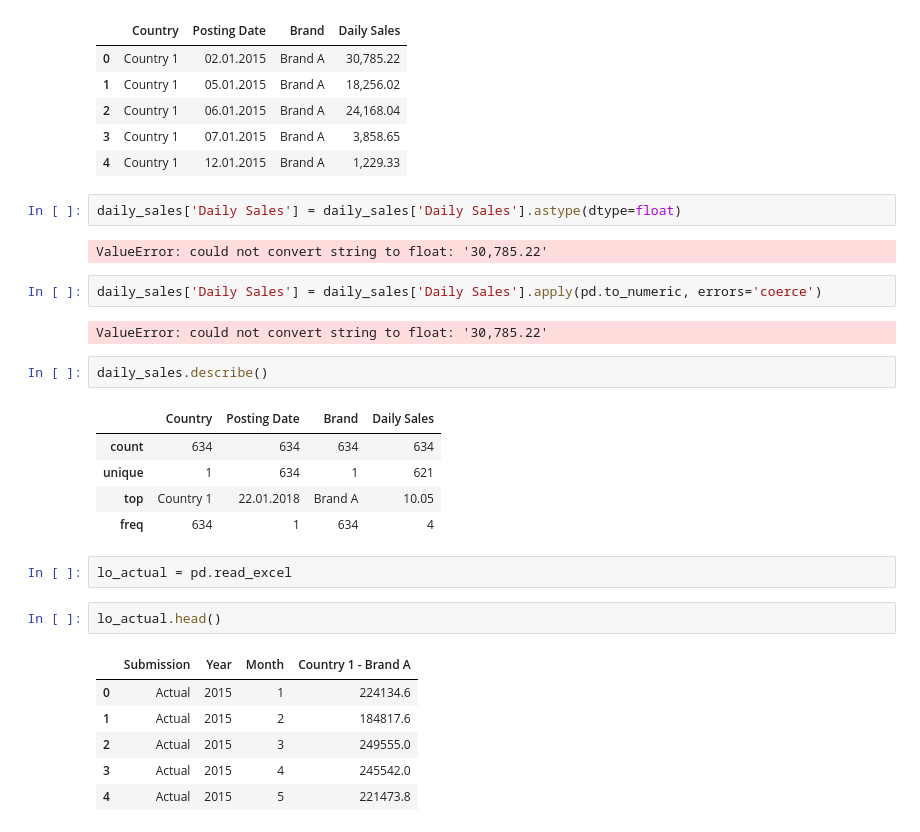
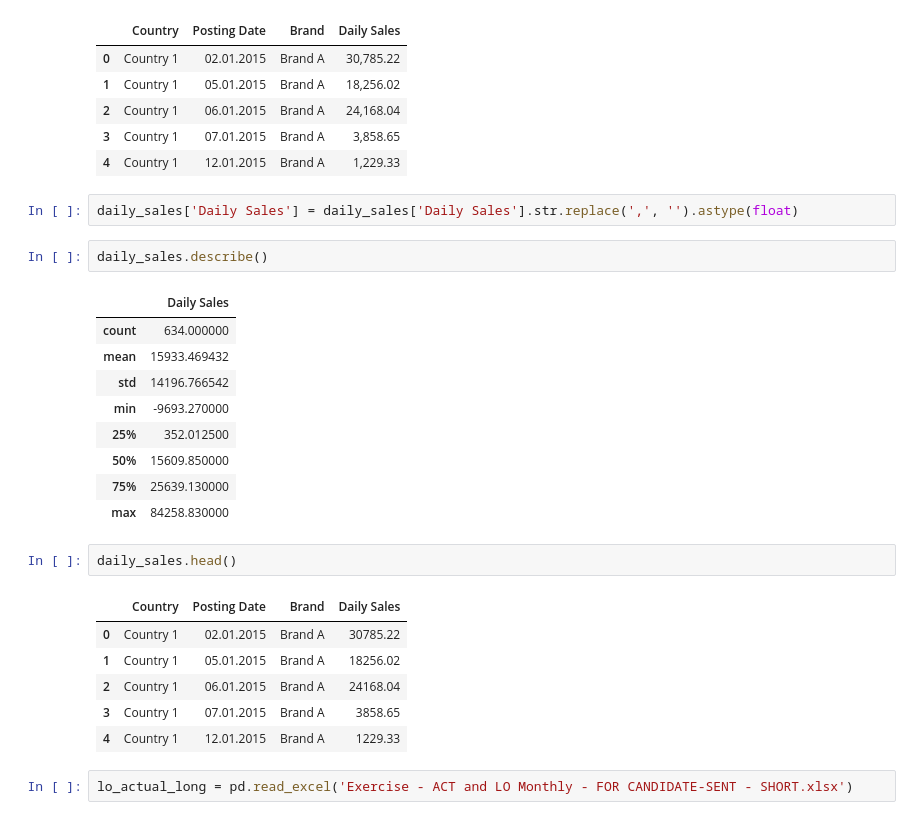
Before and after one commit to diruit/novartis_challenge, a Jupyter notebook: Data_cleaning_notebook.ipynb, the cells around one changed output. Drawn from its saved outputs; the diff is of its cells as text.

```diff
--- a/Data_cleaning_notebook.ipynb
+++ b/Data_cleaning_notebook.ipynb
@@ -265,29 +261,27 @@ daily_sales.head()
 | 3 | Country 1 | 07.01.2015 | Brand A | 3,858.65 |
 | 4 | Country 1 | 12.01.2015 | Brand A | 1,229.33 |
 # %%
-daily_sales['Daily Sales'] = daily_sales['Daily Sales'].astype(dtype=float)
+daily_sales['Daily Sales'] = daily_sales['Daily Sales'].str.replace(',', '').astype(float)
-# %% [output]
-ValueError: could not convert string to float: '30,785.22'
-# %%
-daily_sales['Daily Sales'] = daily_sales['Daily Sales'].apply(pd.to_numeric, errors='coerce')
-# %% [output]
-ValueError: could not convert string to float: '30,785.22'
 # %%
 daily_sales.describe()
 # %% [output]
-|  | Country | Posting Date | Brand | Daily Sales |
-| count | 634 | 634 | 634 | 634 |
-| unique | 1 | 634 | 1 | 621 |
-| top | Country 1 | 22.01.2018 | Brand A | 10.05 |
-| freq | 634 | 1 | 634 | 4 |
+|  | Daily Sales |
+| count | 634.000000 |
+| mean | 15933.469432 |
+| std | 14196.766542 |
+| min | -9693.270000 |
+| 25% | 352.012500 |
+| 50% | 15609.850000 |
+| 75% | 25639.130000 |
+| max | 84258.830000 |
-# %%
-lo_actual = pd.read_excel
 # %%
-lo_actual.head()
+daily_sales.head()
 # %% [output]
-|  | Submission | Year | Month | Country 1 - Brand A |
-| 0 | Actual | 2015 | 1 | 224134.6 |
-| 1 | Actual | 2015 | 2 | 184817.6 |
-| 2 | Actual | 2015 | 3 | 249555.0 |
-| 3 | Actual | 2015 | 4 | 245542.0 |
-| 4 | Actual | 2015 | 5 | 221473.8 |
+|  | Country | Posting Date | Brand | Daily Sales |
+| 0 | Country 1 | 02.01.2015 | Brand A | 30785.22 |
+| 1 | Country 1 | 05.01.2015 | Brand A | 18256.02 |
+| 2 | Country 1 | 06.01.2015 | Brand A | 24168.04 |
+| 3 | Country 1 | 07.01.2015 | Brand A | 3858.65 |
+| 4 | Country 1 | 12.01.2015 | Brand A | 1229.33 |
+# %%
+lo_actual_long = pd.read_excel('Exercise - ACT and LO Monthly - FOR CANDIDATE-SENT - SHORT.xlsx')
```
Also changed, not shown: parts of 37 cells of this notebook.
